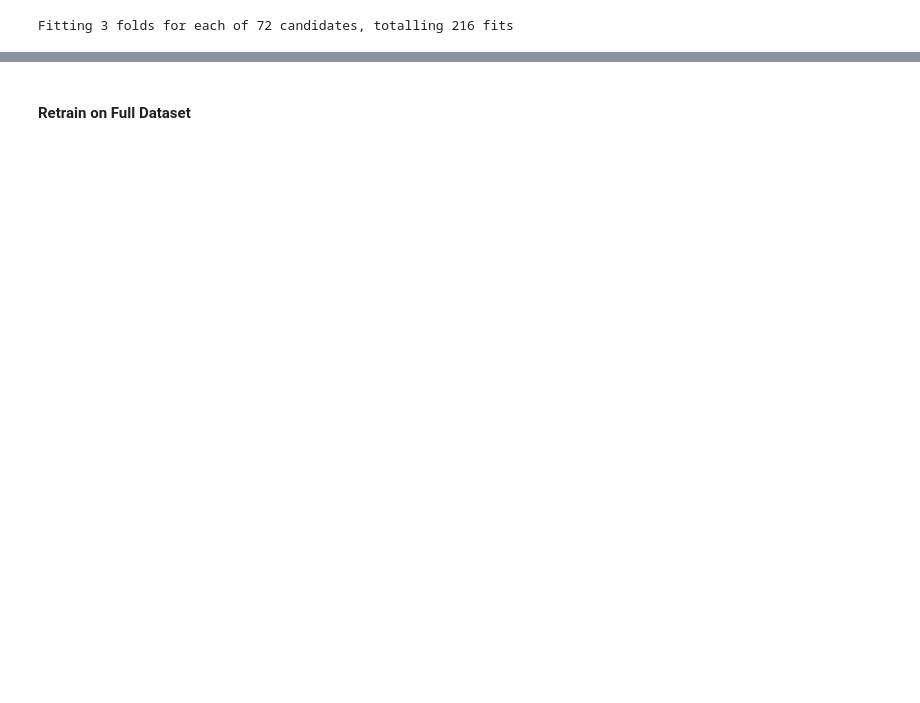
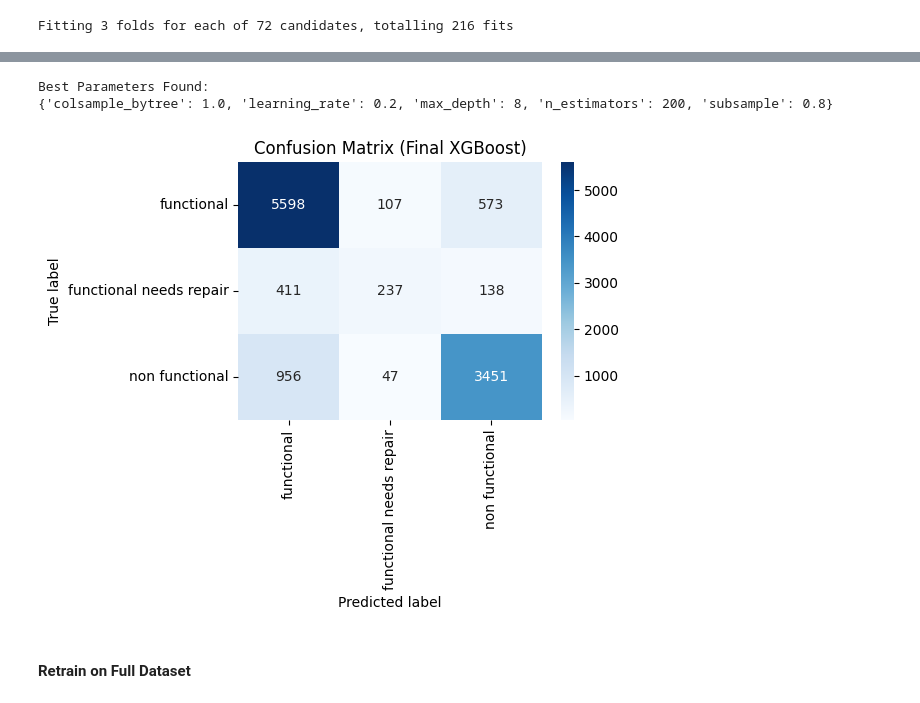
Before and after one commit to jimbodonahue/water_pumps, a Jupyter notebook: notebooks/Sprint2_continued_XGBoost.ipynb, the cells around one changed output, grey strips where cells are left out. Cells and saved outputs as stored; diff of their text form; code cells hidden in the pictures; blank space fills up the shorter version.

```diff
--- a/notebooks/Sprint2_continued_XGBoost.ipynb
+++ b/notebooks/Sprint2_continued_XGBoost.ipynb
@@ -78,3 +78,7 @@ grid_search.fit(X_train, y_train)
 best_model = grid_search.best_estimator_
 # %% [output]
 Fitting 3 folds for each of 72 candidates, totalling 216 fits
+# %%
+# Evaluate on X_test
+y_pred = best_model.predict(X_test)
+print(classification_report(y_test, y_pred))
@@ -81,3 +95,32 @@ Fitting 3 folds for each of 72 candidates, totalling 216 fits
+# %%
+print("Best Parameters Found:")
+print(grid_search.best_params_)
+# %% [output]
+Best Parameters Found:
+{'colsample_bytree': 1.0, 'learning_rate': 0.2, 'max_depth': 8, 'n_estimators': 200, 'subsample': 0.8}
+# %%
+from sklearn.metrics import confusion_matrix
+labels = ['functional', 'functional needs repair', 'non functional']
+
+# confusion matrix (rows=true, cols=predicted)
+cm = confusion_matrix(y_test, y_pred)
+
+plt.figure(figsize=(6, 5))
+sns.heatmap(
+    cm,
+    annot=True,
+    fmt="d",
+    cmap="Blues",
+    xticklabels=labels,
+    yticklabels=labels
+)
+plt.xlabel("Predicted label")
+plt.ylabel("True label")
+plt.title("Confusion Matrix (Final XGBoost)")
+plt.tight_layout()
+plt.show()
+# %% [output]
+[figure, added]
 # %% [markdown]
 #### Retrain on Full Dataset
 # %%
```
Also changed, not shown: parts of 4 cells of this notebook, 2 other files.
